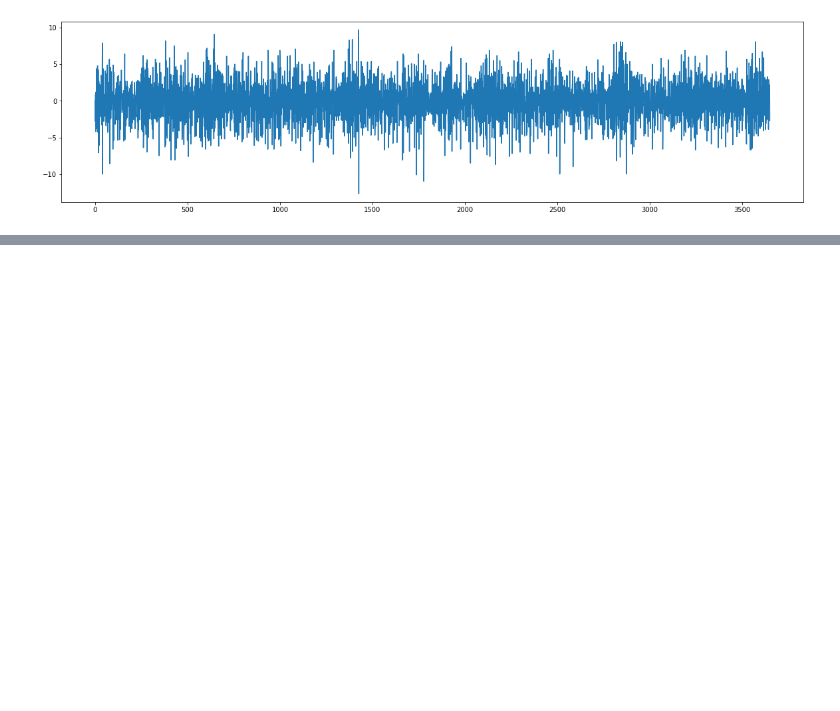
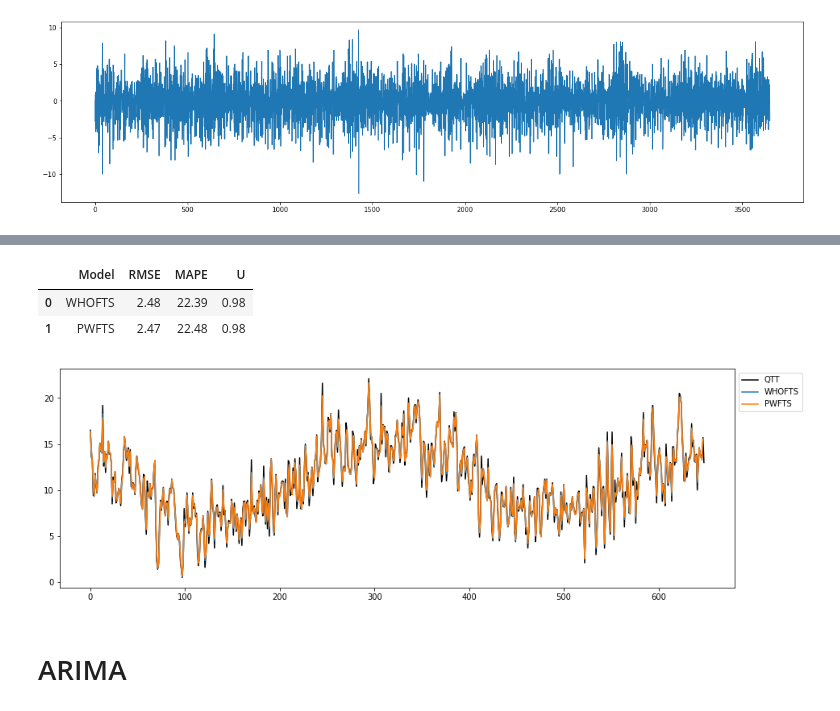
Before and after one commit to philbeliveau/Fuzzy_FTS, a Jupyter notebook: Electricity_data/Electricity_Univariate.ipynb, the cells around one changed output, grey strips where cells are left out. Cells and saved outputs as stored; diff of their text form; code cells hidden in the pictures; blank space fills up the shorter version.

```diff
--- a/Electricity_data/Electricity_Univariate.ipynb
+++ b/Electricity_data/Electricity_Univariate.ipynb
@@ -50,0 +171,37 @@ pass
+# %%
+from pyFTS.models import hofts, pwfts
+from pyFTS.partitioners import Grid
+from pyFTS.benchmarks import Measures
+rows = []
+
+fig, ax = plt.subplots(nrows=1, ncols=1,figsize=[15,5])
+
+ax.plot(uni_test, label='QTT',color='black')
+
+part = CMeans.CMeansPartitioner(data=uni_train, npart=20, transformation=diff)
+
+for method in [hofts.WeightedHighOrderFTS, pwfts.ProbabilisticWeightedFTS]:
+  model = method(order=1, partitioner=part)
+  model.append_transformation(diff)
+  model.fit(uni_train)
+  forecasts = model.predict(uni_test)
+
+
+  ax.plot(forecasts[:-1], label=model.shortname)
+
+  rmse, mape, u = Measures.get_point_statistics(uni_test, model)
+
+  rows.append([model.shortname, rmse, mape, u])
+
+
+handles, labels = ax.get_legend_handles_labels()
+lgd = ax.legend(handles, labels, loc=2, bbox_to_anchor=(1, 1))
+
+pd.DataFrame(rows, columns=['Model','RMSE','MAPE','U'])
+# %% [output]
+|  | Model | RMSE | MAPE | U |
+| 0 | WHOFTS | 2.48 | 22.39 | 0.98 |
+| 1 | PWFTS | 2.47 | 22.48 | 0.98 |
+[figure, added]
+# %% [markdown]
+# ARIMA
```
Also changed, not shown: parts of 24 cells of this notebook, 1 other file.
